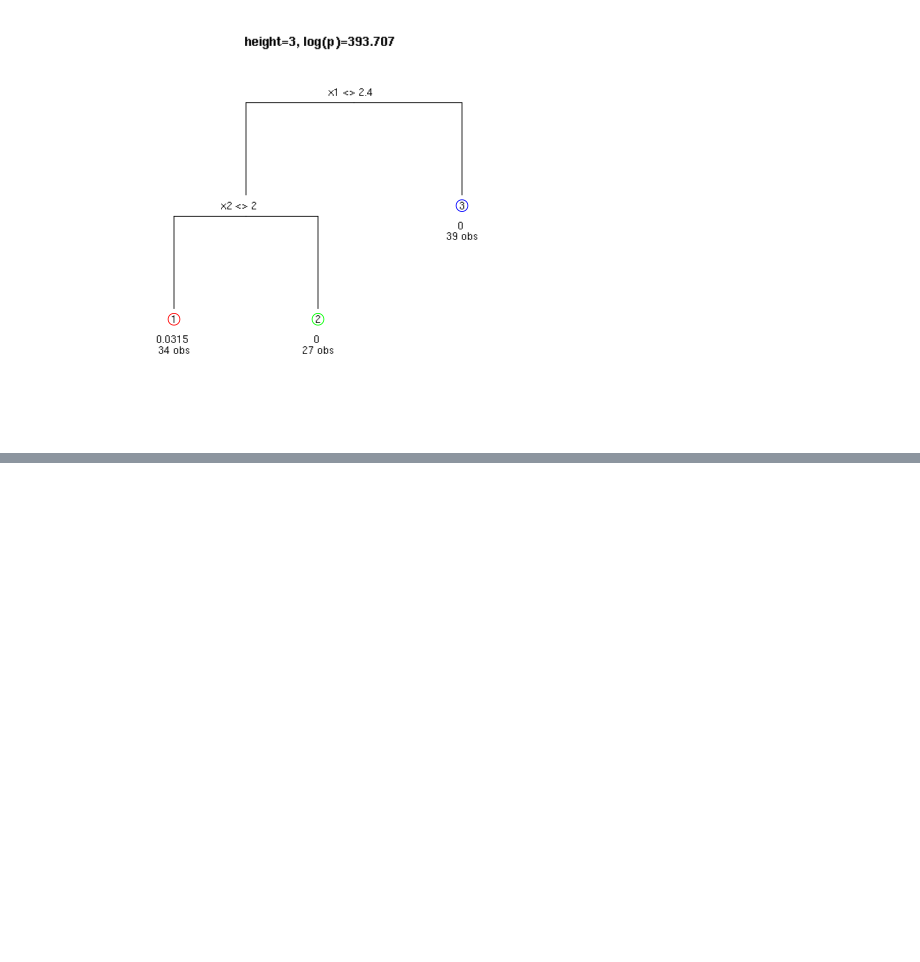
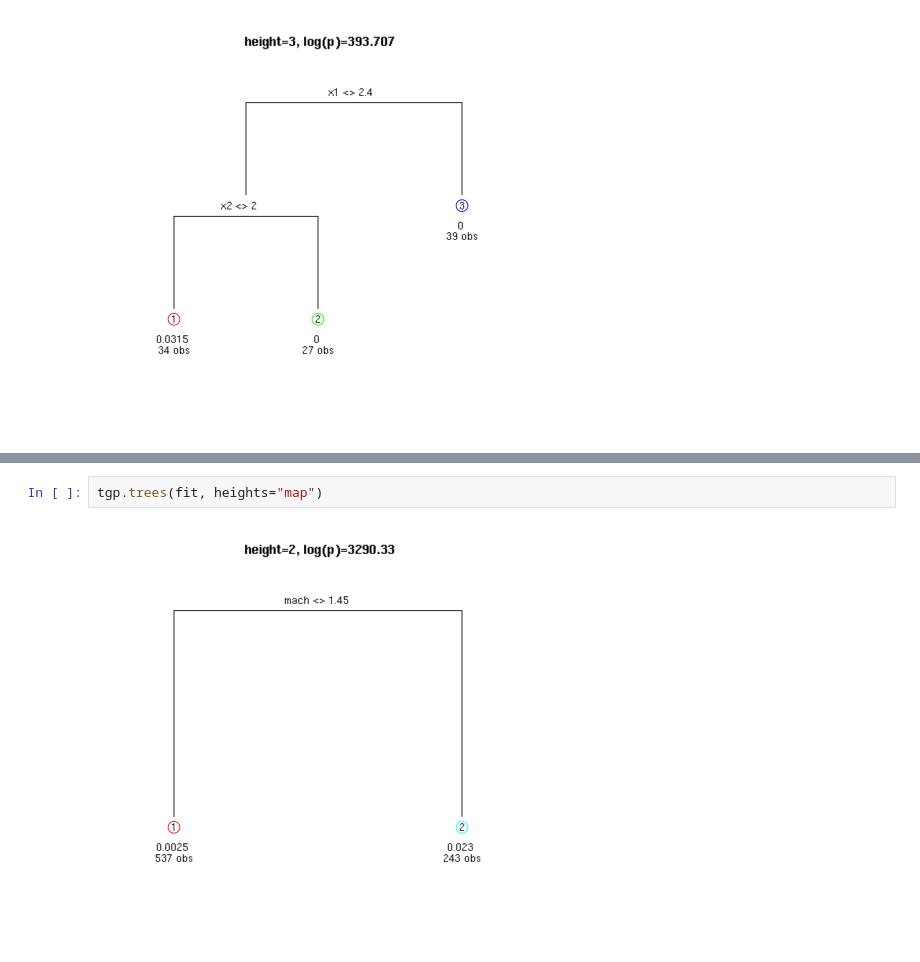
Before and after one commit to gglee4ai/study-surrogates-2020, a Jupyter notebook: ch09.ipynb, the cells around one changed output, grey strips where cells are left out. Drawn from its saved outputs; the diff is of its cells as text; blank space fills up the shorter version.

```diff
--- a/ch09.ipynb
+++ b/ch09.ipynb
@@ -366,0 +390,4 @@ tgp.trees(out.btgp, heights="map")
+# %%
+tgp.trees(fit, heights="map")
+# %% [output]
+[figure, added]
```
Also changed, not shown: parts of 46 cells of this notebook, 35 other files.
